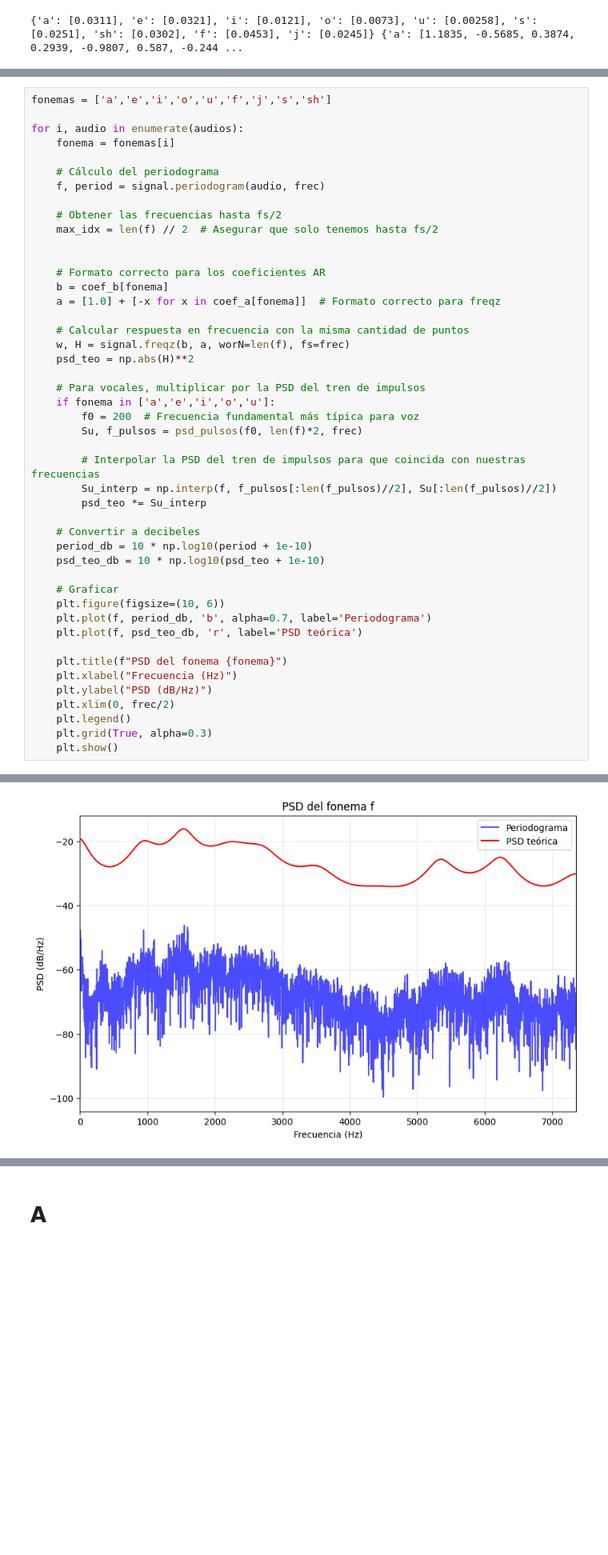
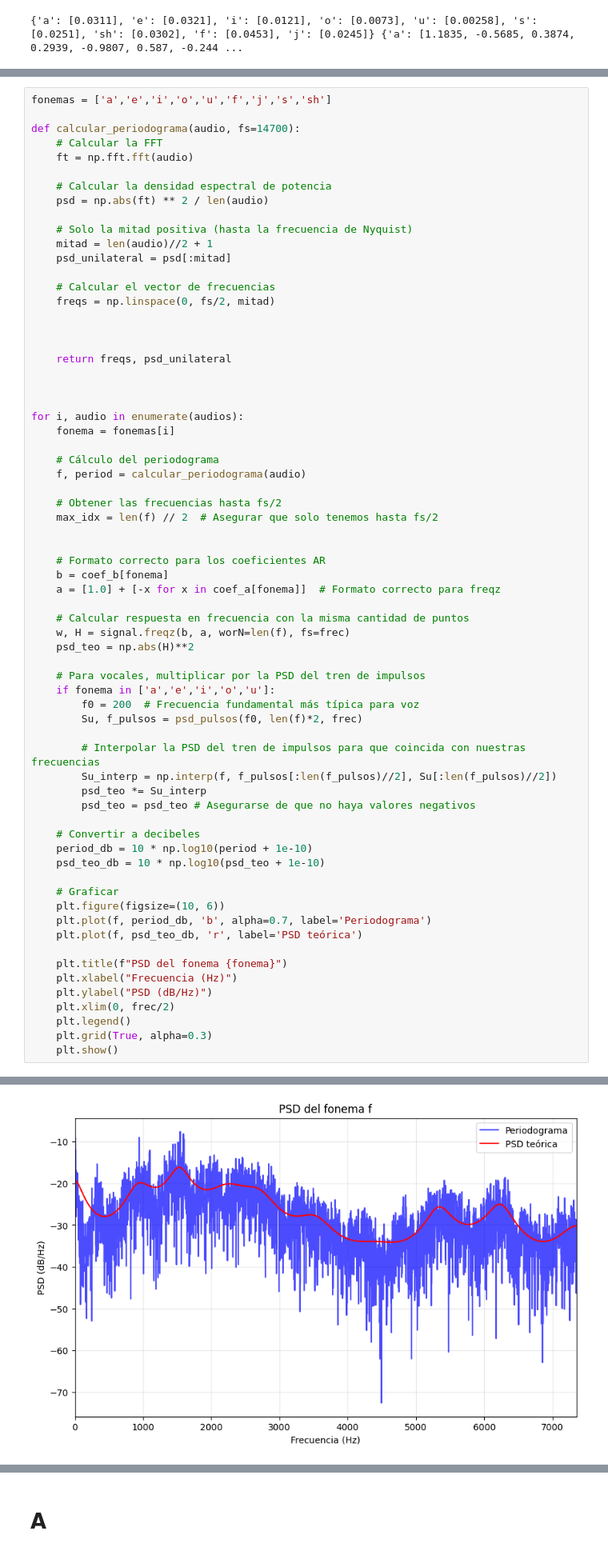
Before and after one commit to juanj0o/tp2-inf, a Jupyter notebook: asd.ipynb, the cells around one changed output, grey strips where cells are left out. Shown at 80% size. Cells and saved outputs as stored; diff of their text form; blank space fills up the shorter version.

```diff
--- a/asd.ipynb
+++ b/asd.ipynb
@@ -123,11 +123,31 @@ print(coef_b, coef_a)
 # %%
 fonemas = ['a','e','i','o','u','f','j','s','sh']
+
+def calcular_periodograma(audio, fs=14700):
+    # Calcular la FFT
+    ft = np.fft.fft(audio)
+
+    # Calcular la densidad espectral de potencia
+    psd = np.abs(ft) ** 2 / len(audio)
+
+    # Solo la mitad positiva (hasta la frecuencia de Nyquist)
+    mitad = len(audio)//2 + 1
+    psd_unilateral = psd[:mitad]
+
+    # Calcular el vector de frecuencias
+    freqs = np.linspace(0, fs/2, mitad)
+
+
+
+    return freqs, psd_unilateral
+
+
 
 for i, audio in enumerate(audios):
     fonema = fonemas[i]
 
     # Cálculo del periodograma
-    f, period = signal.periodogram(audio, frec)
+    f, period = calcular_periodograma(audio)
 
     # Obtener las frecuencias hasta fs/2
     max_idx = len(f) // 2  # Asegurar que solo tenemos hasta fs/2
@@ -149,6 +169,7 @@ for i, audio in enumerate(audios):
         # Interpolar la PSD del tren de impulsos para que coincida con nuestras frecuencias
         Su_interp = np.interp(f, f_pulsos[:len(f_pulsos)//2], Su[:len(f_pulsos)//2])
         psd_teo *= Su_interp
+        psd_teo = psd_teo # Asegurarse de que no haya valores negativos
 
     # Convertir a decibeles
     period_db = 10 * np.log10(period + 1e-10)
@@ -175 +196 @@ for i, audio in enumerate(audios):
-[figure, old version]
+[figure, new version]
```
Also changed, not shown: parts of 4 cells of this notebook, 2 other files.
